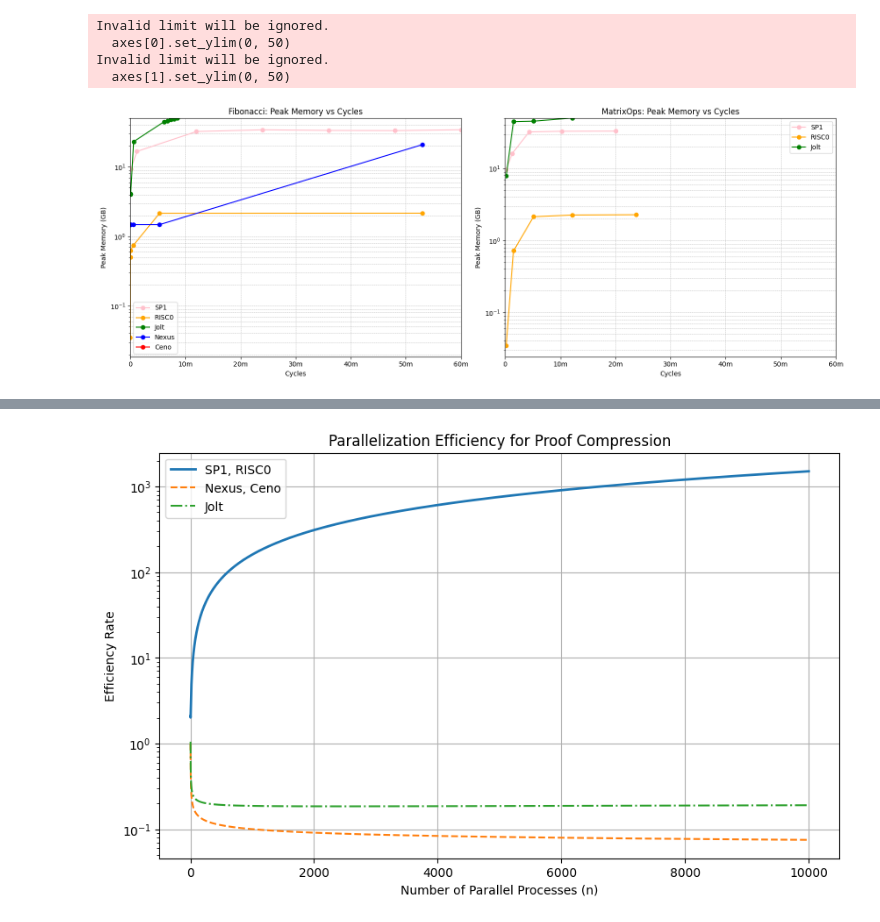
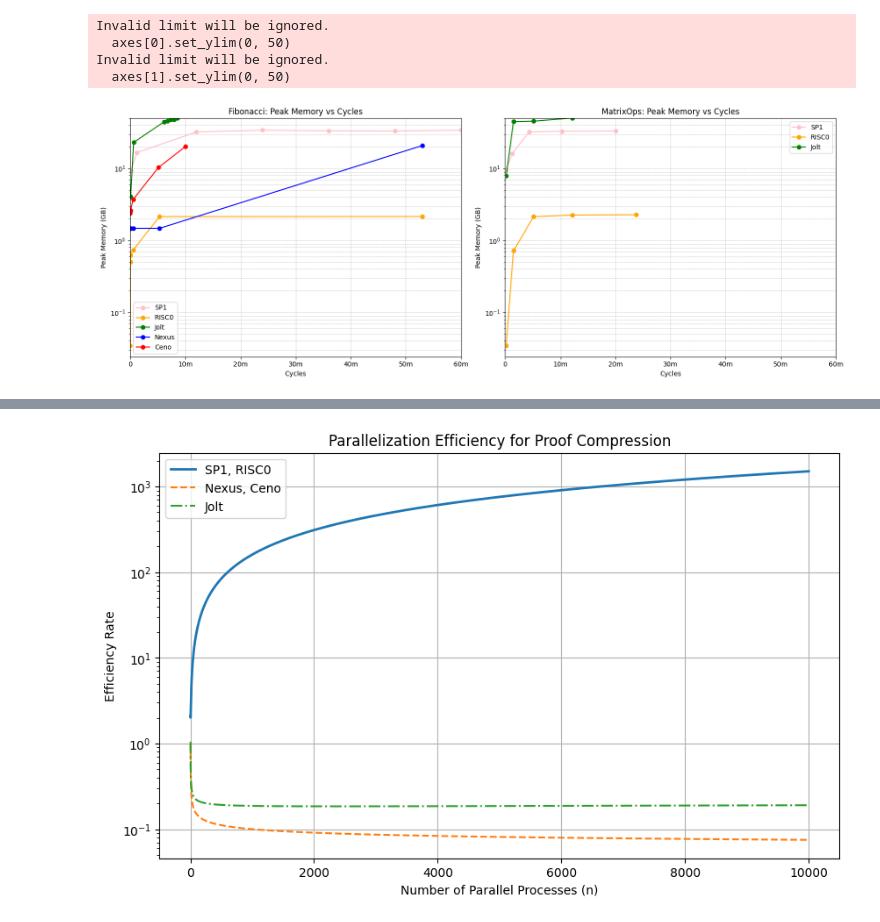
Before and after one commit to grandchildrice/zkvm-benchmarks, a Jupyter notebook: results/reports_20241221.ipynb, the cells around one changed output, grey strips where cells are left out. Drawn from its saved outputs; the diff is of its cells as text; code cells hidden in the pictures.

```diff
--- a/results/reports_20241221.ipynb
+++ b/results/reports_20241221.ipynb
@@ -195,39 +195,39 @@ axes[0].plot(sp1_fib_df['user_cycles'], sp1_fib_df['max_memory'] / 1024 / 1024,
 axes[0].plot(risc0_fib_df['user_cycles'], risc0_fib_df['max_memory'] / 1024 / 1024 / 1024, marker='o', label='RISC0', color='orange')
 axes[0].plot(jolt_fib_df['user_cycles'], jolt_fib_df['max_memory'] / 1024 / 1024, marker='o', label='Jolt', color='green')
 axes[0].plot(risc0_fib_df['user_cycles'], nexus_fib_df['max_memory'] / 1024 / 1024, marker='o', label='Nexus', color='blue')
-axes[0].plot(ceno_fib_df['user_cycles'], ceno_fib_df['max_memory'] / 1024 / 1024, marker='o', label='Ceno', color='red')
+axes[0].plot(ceno_fib_df['user_cycles'], ceno_fib_df['max_memory'] / 1024 / 1024 / 1024, marker='o', label='Ceno', color='red')
 axes[0].set_title('Fibonacci: Peak Memory vs Cycles')
 axes[0].set_xlabel('Cycles')
 axes[0].set_ylabel('Peak Memory (GB)')
 axes[0].set_yscale('log')
 axes[0].set_xlim(0, 60000000)
 axes[0].set_ylim(0, 50)
 axes[0].xaxis.set_major_formatter(FuncFormatter(format_ticks))
 axes[0].grid(True, which='both', linestyle='--', linewidth=0.5)
 axes[0].legend()
 
 # MatrixOps Peak Memory vs Cycles
 axes[1].plot(sp1_matrix_df['user_cycles'], sp1_matrix_df['max_memory'] / 1024 / 1024, marker='o', label='SP1', color='pink')
 axes[1].plot(risc0_matrix_df['user_cycles'], risc0_matrix_df['max_memory'] / 1024 / 1024 / 1024, marker='o', label='RISC0', color='orange')
 axes[1].plot(jolt_matrix_df['user_cycles'], jolt_matrix_df['max_memory'] / 1024 / 1024, marker='o', label='Jolt', color='green')
 axes[1].set_title('MatrixOps: Peak Memory vs Cycles')
 axes[1].set_xlabel('Cycles')
 axes[1].set_ylabel('Peak Memory (GB)')
 axes[1].set_yscale('log')
 axes[1].set_xlim(0, 60000000)
 axes[1].set_ylim(0, 50)
 axes[1].xaxis.set_major_formatter(FuncFormatter(format_ticks))
 axes[1].grid(True, which='both', linestyle='--', linewidth=0.5)
 axes[1].legend()
 
 plt.tight_layout()
 plt.show()
 # %% [output]
 Invalid limit will be ignored.
   axes[0].set_ylim(0, 50)
 Invalid limit will be ignored.
   axes[1].set_ylim(0, 50)
-[figure, old version]
+[figure, new version]
 # %%
 import json
 from collections import defaultdict
```
Also changed, not shown: parts of 1 cell of this notebook, 1 other file.
